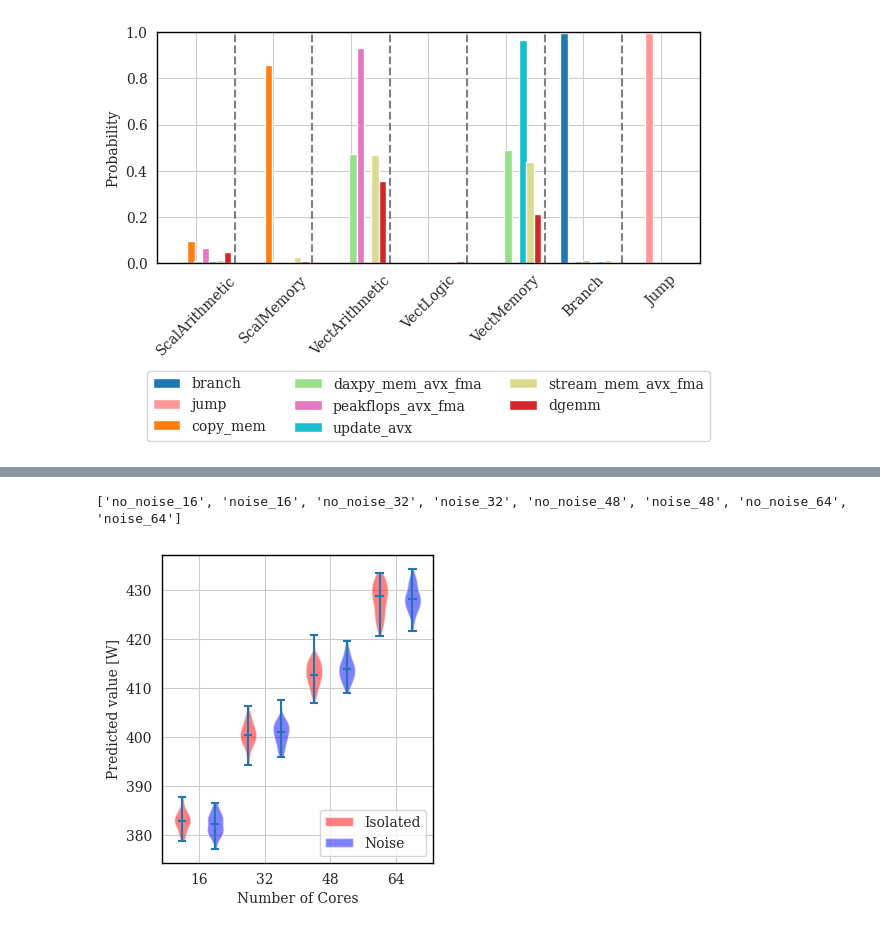
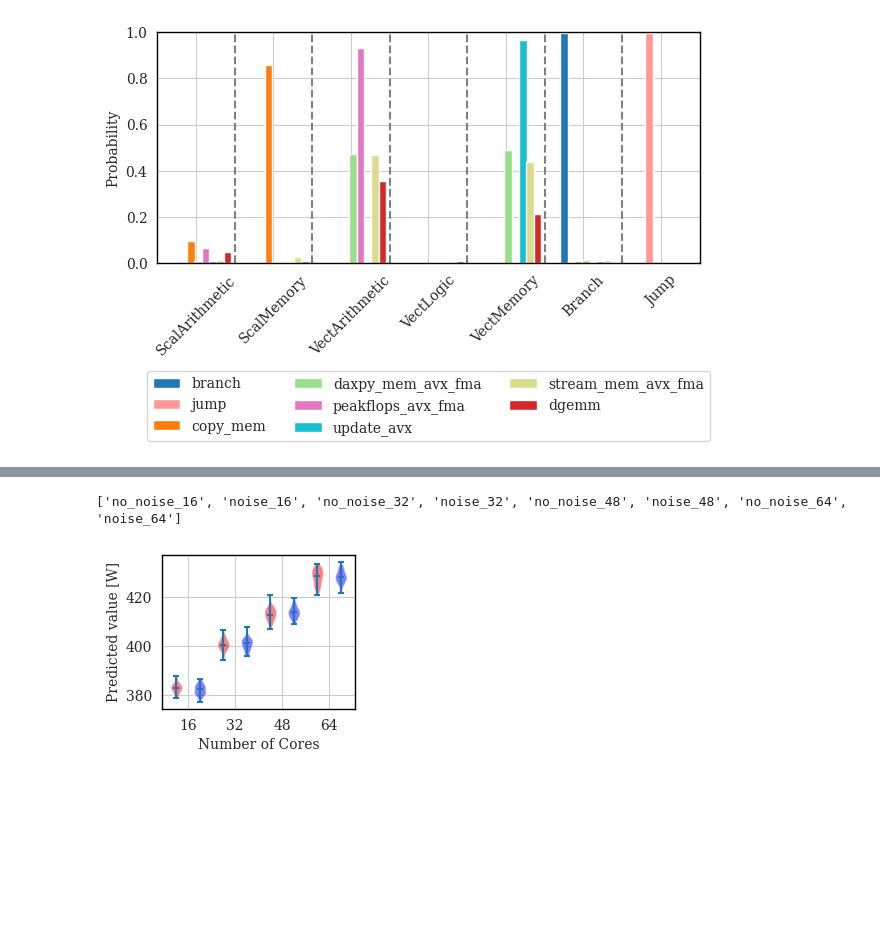
Before and after one commit to NiccoloTosato/PowerBenchmarks, a Jupyter notebook: final_plot_model.ipynb, the cells around one changed output, grey strips where cells are left out. Saved outputs shown, nothing was run; the diff lists cells and outputs as text; code cells hidden in the pictures; blank space fills up the shorter version.

Commit message:
Edit the violin plot

```diff
--- a/final_plot_model.ipynb
+++ b/final_plot_model.ipynb
@@ -493,5 +500,5 @@ ProbabilityJump 47.900282279512574
 # %%
-df= load_df_list_test()
+df= load_df_list_noise()
 df = pd.concat(df)
 # Example usage:
 cores_to_color = assign_colors(df["cores"])
@@ -501,7 +508,7 @@ print(name_to_color)  # This will print the mapping of labels to colors
 import warnings
 warnings.filterwarnings('ignore')
 
-df_list_test= load_df_list_test()
+df_list_test= load_df_list_noise()
 plt.figure(figsize=(12,12))
 
 for df in df_list_test:
@@ -510,7 +517,7 @@ for df in df_list_test:
     df=df[ (df["SystemCpuUsage"] < 7) | (df["Total_power"] > 400)]
 
     #df1=df[ (df["SystemCpuUsage"] < 40) | (df["Total_power"] > 425)].copy()
-    df1 = normalize_model1(df.copy())
+    df1 = normalize_model(df.copy())
     prediction=list()
     if True:
         for row in df1[independent_variables].to_numpy():
@@ -559,7 +570,7 @@ import warnings
 warnings.filterwarnings('ignore')
 
 df_list_test= load_df_list_noise()
-#plt.figure(figsize=(12,8))
+plt.figure(figsize=(2.5,2))
 
 columns=list()
 columns_labels=list()
@@ -586,7 +597,7 @@ for df in df_list_test:
 
 #for i in range(len(columns)/2):
 #mylist = ['a', 'b', 'c', 'd', 'e']
-myorder = [0, 4, 1, 5, 2, 6, 3, 7]
+myorder = [1, 6, 0, 7, 2, 4, 3, 5]
 columns = [columns[i] for i in myorder]
 columns_labels = [columns_labels[i] for i in myorder]
 print(columns_labels)
@@ -594,35 +605,35 @@ print(columns_labels)
 #columns_labels[1],columns_labels[3]=columns_labels[3],columns_labels[1]
 
 #columns[2],columns[4]=columns[4],columns[2]
 #columns_labels[2],columns_labels[4]=columns_labels[4],columns_labels[2]
 
 violin_parts = plt.violinplot(columns, showmedians=True,showextrema=True)
 
 for pc in violin_parts['bodies'][0::2]:
     pc.set_facecolor("Red")
     #pc.set_edgecolor("Black")
     pc.set_linewidth(1)
     pc.set_alpha(0.5)
     pc.set_label("Isolated")
 
 for pc in violin_parts['bodies'][1::2]:
     pc.set_facecolor("Blue")
     #pc.set_edgecolor("Black")
     pc.set_linewidth(1)
     pc.set_alpha(0.5)
     pc.set_label("Noise")
 
 
 plt.xticks(labels=["16","32","48","64"],ticks=[1.5,3.5,5.5,7.5])
 plt.ylabel("Predicted value [W]")
 plt.xlabel("Number of Cores")
 handles, labels = plt.gca().get_legend_handles_labels()
 by_label = dict(zip(labels, handles))
-plt.legend(by_label.values(), by_label.keys(),ncol=1, loc="lower right")#plt.xlim([300,700])
+#plt.legend(by_label.values(), by_label.keys(),ncol=1, loc="lower right")#plt.xlim([300,700])
 plt.savefig("violin.pdf", bbox_inches='tight')
 # %% [output]
 ['no_noise_16', 'noise_16', 'no_noise_32', 'noise_32', 'no_noise_48', 'noise_48', 'no_noise_64', 'noise_64']
-[figure, old version]
+[figure, new version]
 # %%
 def load_df_noise():
     directory_list=["results_1500/results_noise"]
```
Also changed, not shown: parts of 4 cells of this notebook, 1 other file.
